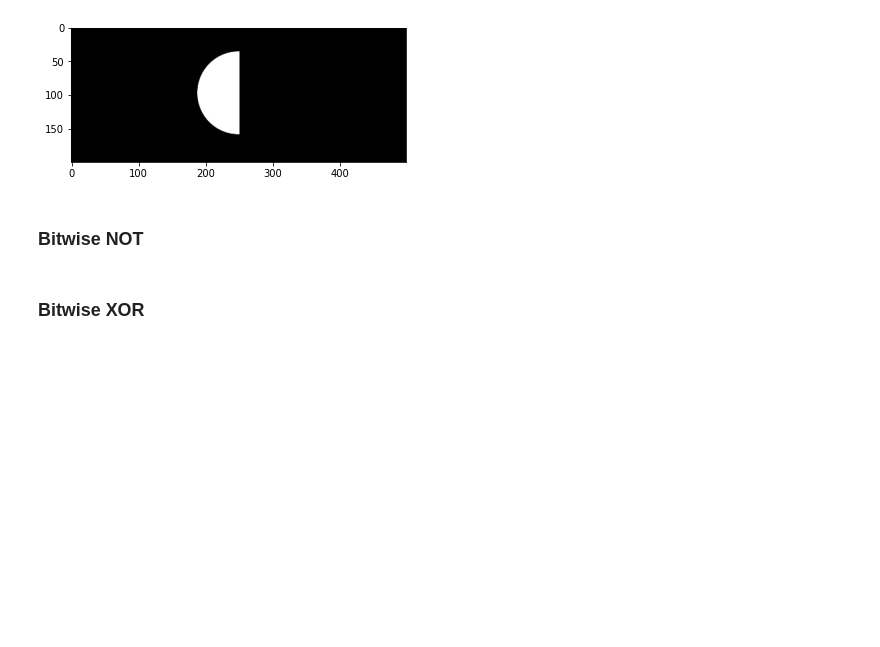
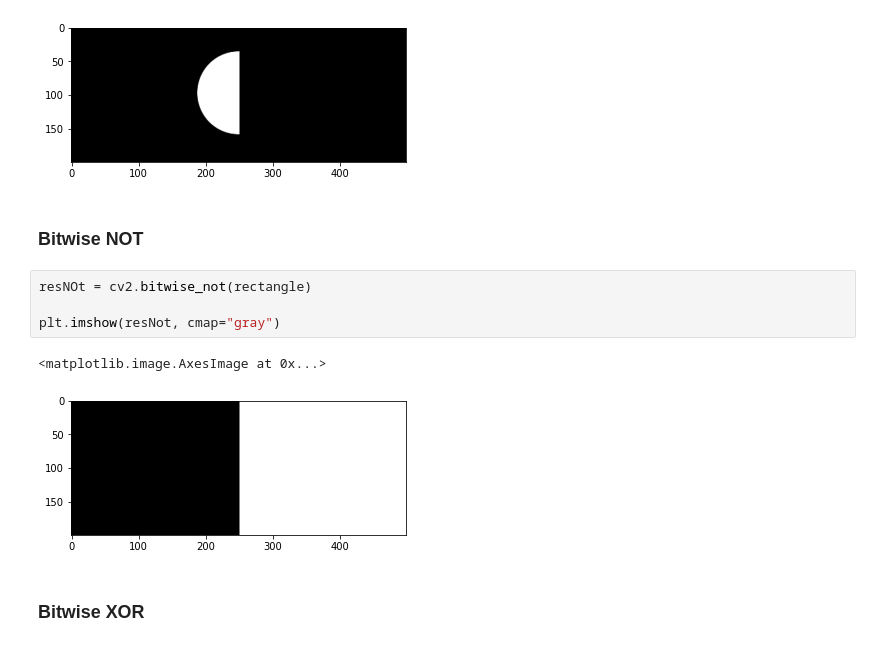
Before and after one commit to theNAFIZ/digital-image-processing-with-opencv, a Jupyter notebook: enhanchment.ipynb, the cells around one changed output. Drawn from its saved outputs; the diff is of its cells as text; blank space fills up the shorter version.

Commit message:
Bitwise Not

```diff
--- a/enhanchment.ipynb
+++ b/enhanchment.ipynb
@@ -146,5 +146,12 @@ plt.imshow(resAnd, cmap="gray")
 [figure]
 # %% [markdown]
 ### Bitwise NOT
+# %%
+resNOt = cv2.bitwise_not(rectangle)
+
+plt.imshow(resNot, cmap="gray")
+# %% [output]
+<matplotlib.image.AxesImage at 0x...>
+[figure, added]
 # %% [markdown]
 ### Bitwise XOR
```
